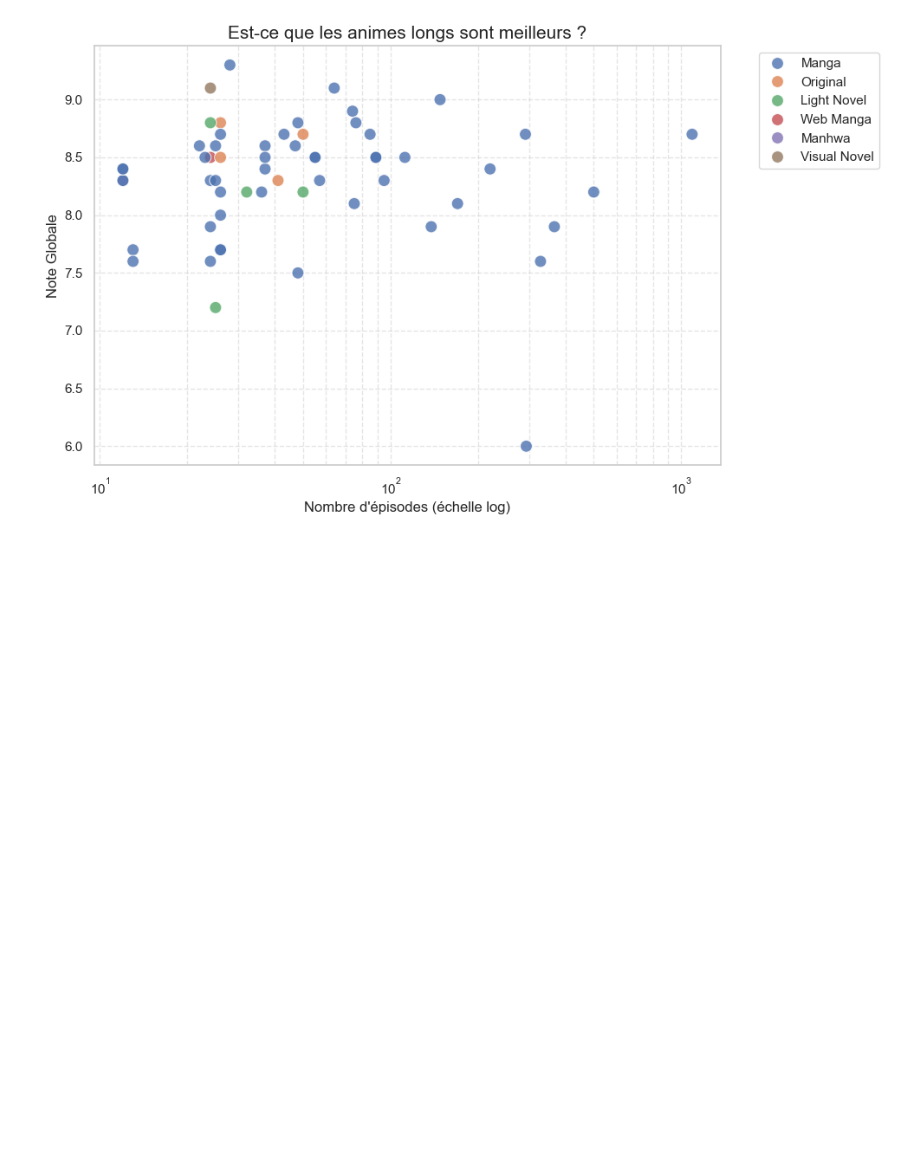
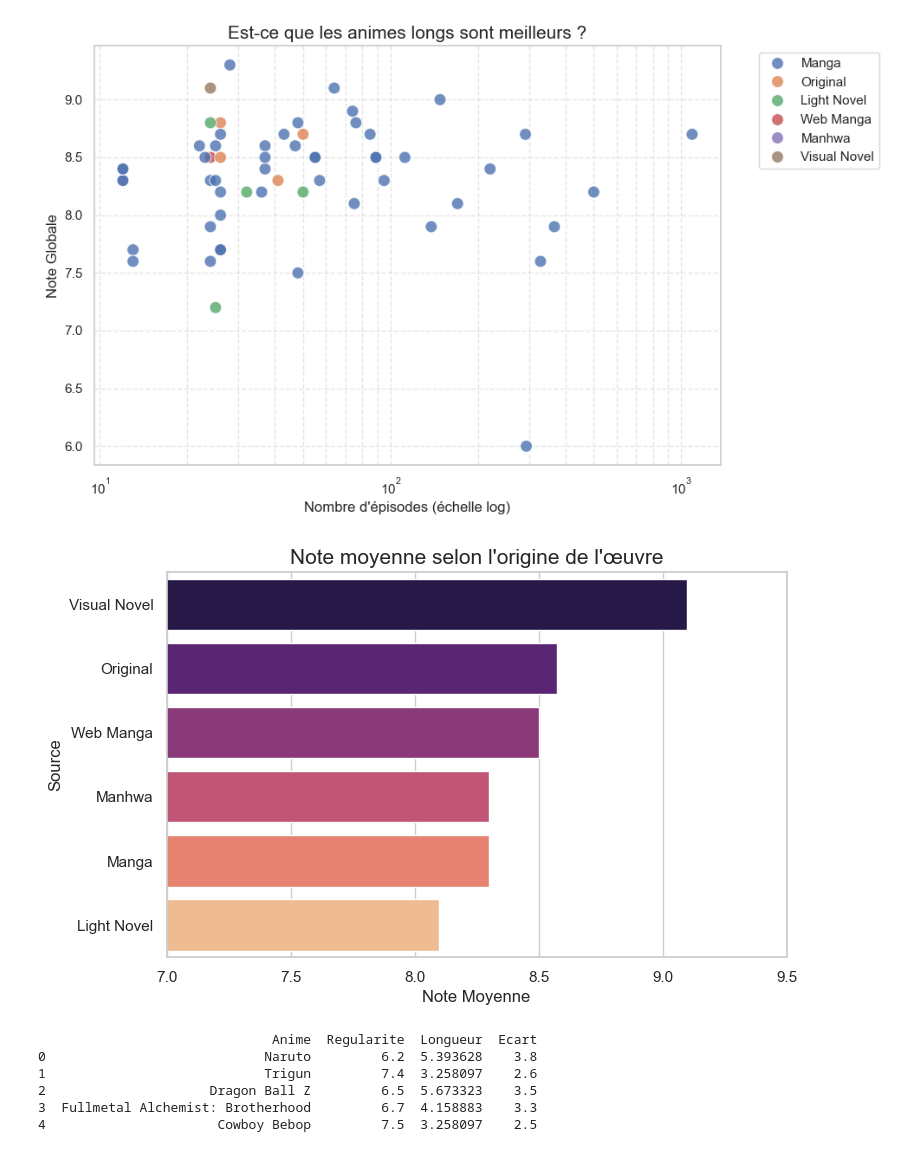
Before and after one commit to Louisnrry/Projet_Data_Anime, a Jupyter notebook: test.ipynb, the cells around one changed output. Cells and saved outputs as stored; diff of their text form; code cells hidden in the pictures; blank space fills up the shorter version.

```diff
--- a/test.ipynb
+++ b/test.ipynb
@@ -878,3 +878,15 @@ plt.tight_layout()
 plt.show()
 # %% [output]
 [figure]
+# %%
+plt.figure(figsize=(8, 5))
+avg_source = df.groupby('Source')['Note_Globale'].mean().sort_values(ascending=False).reset_index()
+
+sns.barplot(x='Note_Globale', y='Source', data=avg_source, palette='magma', hue='Source', legend=False)
+
+plt.title('Note moyenne selon l\'origine de l\'œuvre', fontsize=15)
+plt.xlabel('Note Moyenne')
+plt.xlim(7, 9.5)
+plt.show()
+# %% [output]
+[figure, added]
@@ -880,0 +901,9 @@ plt.show()
+# %%
+print(df[['Anime', 'Regularite', 'Longueur', 'Ecart']].head())
+# %% [output]
+                              Anime  Regularite  Longueur  Ecart
+0                            Naruto         6.2  5.393628    3.8
+1                            Trigun         7.4  3.258097    2.6
+2                     Dragon Ball Z         6.5  5.673323    3.5
+3  Fullmetal Alchemist: Brotherhood         6.7  4.158883    3.3
+4                      Cowboy Bebop         7.5  3.258097    2.5
```
Also changed, not shown: parts of 6 cells of this notebook.
